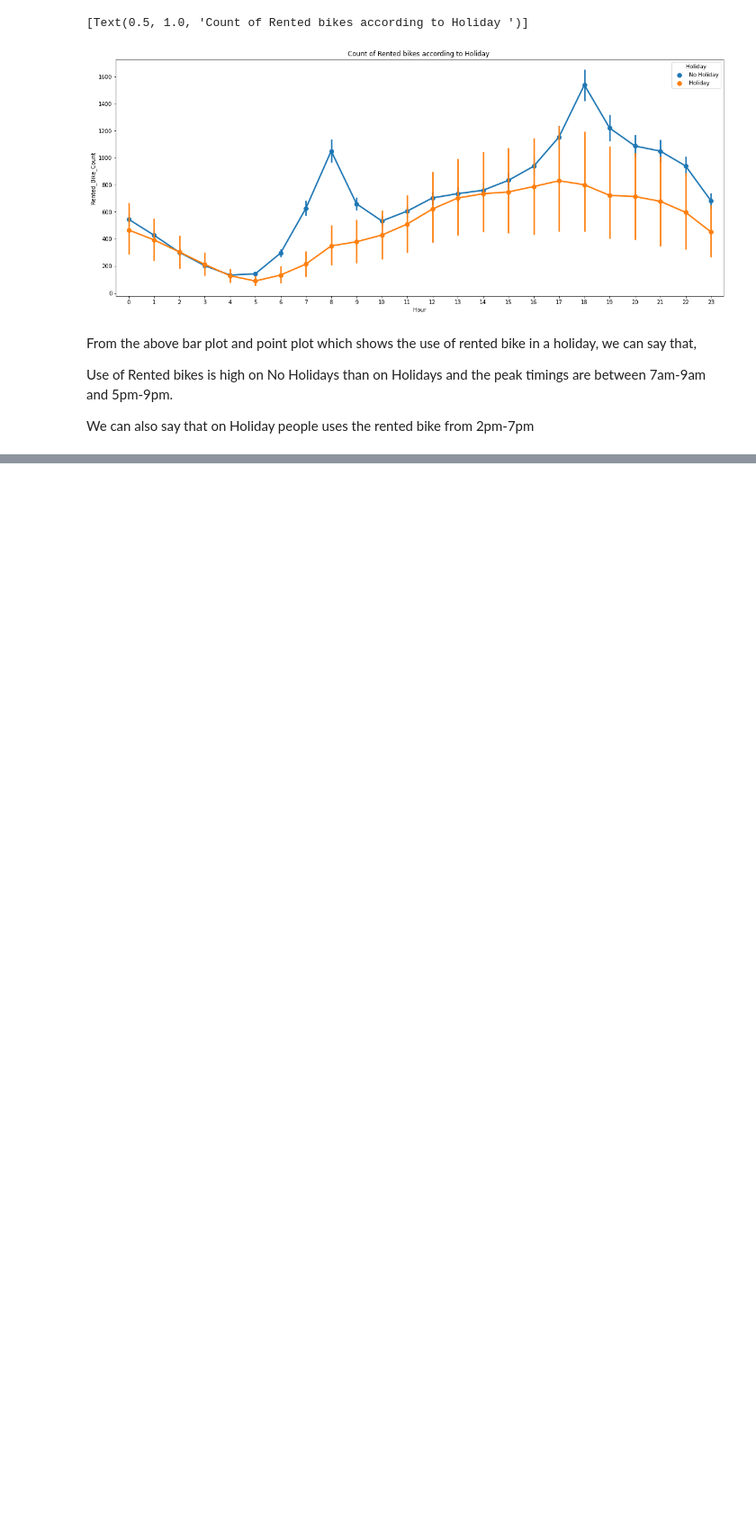
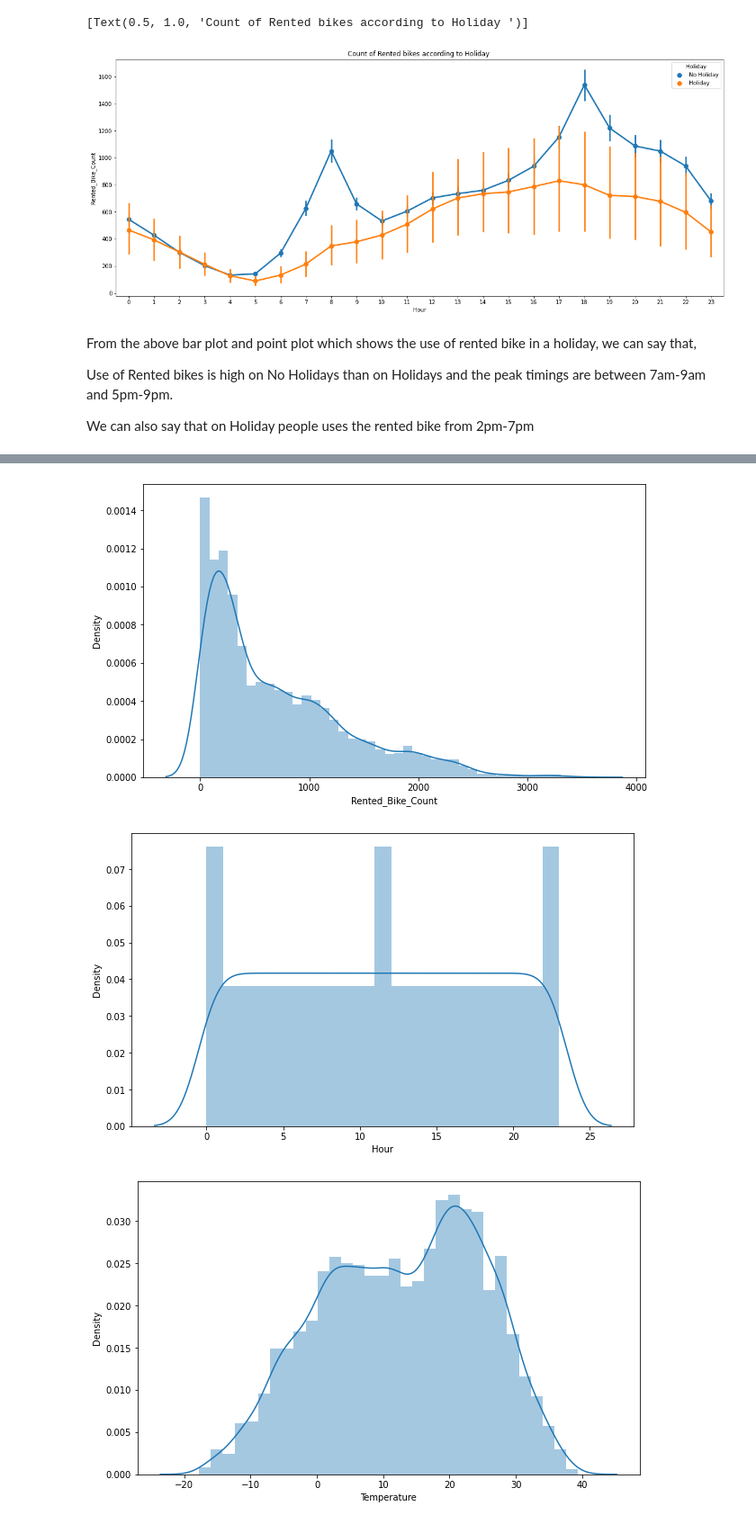
Before and after one commit to alphamale126/Seoul-Bike-Sharing-Demand-Prediction, a Jupyter notebook: Copy_of_Bike_Sharing_Demand_Prediction_Capstone_Project.ipynb, the cells around one changed output, grey strips where cells are left out. Shown at 90% size. Cells and saved outputs as stored; diff of their text form; code cells hidden in the pictures; blank space fills up the shorter version.

```diff
--- a/Copy_of_Bike_Sharing_Demand_Prediction_Capstone_Project.ipynb
+++ b/Copy_of_Bike_Sharing_Demand_Prediction_Capstone_Project.ipynb
@@ -583,0 +587,5 @@ We can also say that on Holiday people uses the rented bike from 2pm-7pm
+# %%
+#Creating a attribute for analysis of numeric variables
+numerical_columns=list(bike_df.select_dtypes(['int64','float64']).columns)
+numerical_features=pd.Index(numerical_columns)
+numerical_features
@@ -583,0 +597,11 @@ We can also say that on Holiday people uses the rented bike from 2pm-7pm
+# %%
+#Analyzing the distribution of all numerical attributes through distplots
+for col in numerical_features:
+  plt.figure(figsize=(10,6))
+  sns.distplot(x=bike_df[col])
+  plt.xlabel(col)
+plt.show()
+# %% [output]
+[figure, added]
+[figure, added]
+[figure, added]
```
Also changed, not shown: parts of 53 cells of this notebook.
